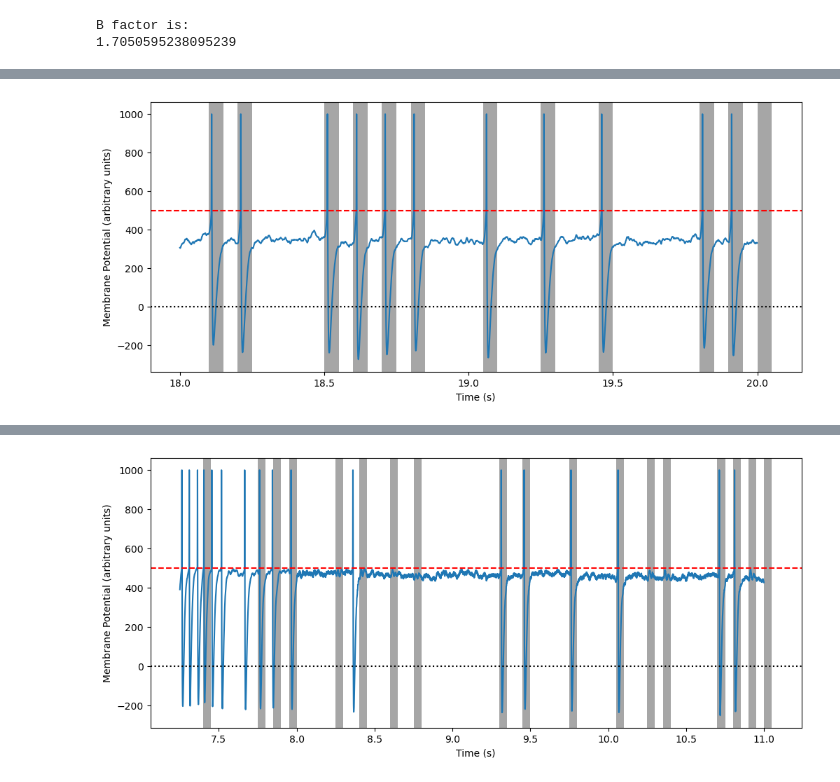
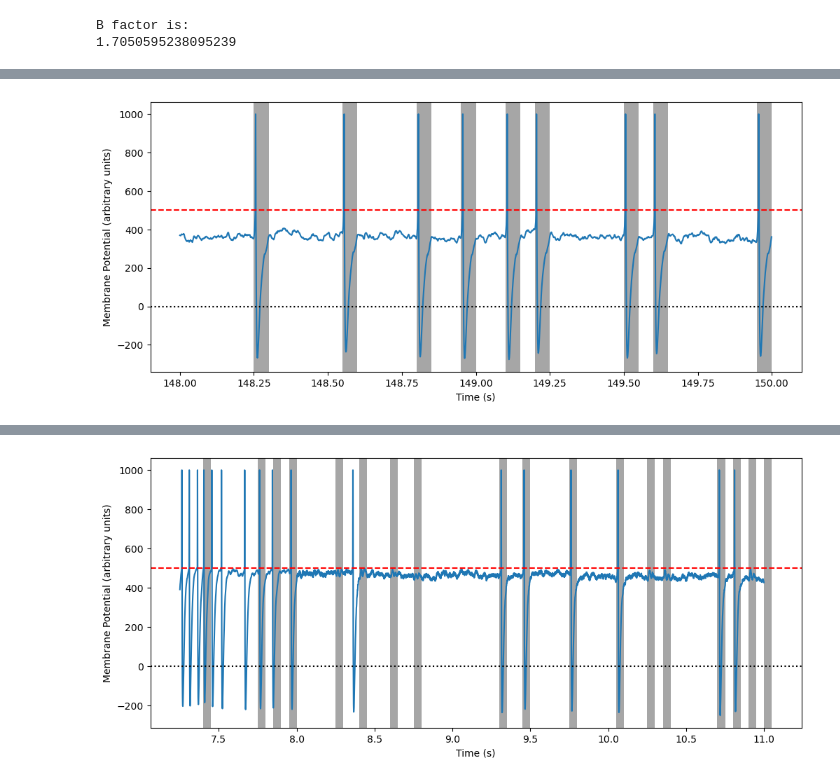
Before and after one commit to mehranfaraji/STDP-Finds-Start-of-Patterns, a Jupyter notebook: SRM.ipynb, the cells around one changed output, grey strips where cells are left out. Drawn from its saved outputs; the diff is of its cells as text; code cells hidden in the pictures.

```diff
--- a/SRM.ipynb
+++ b/SRM.ipynb
@@ -458,5 +76,0 @@ spike_train, weight = get_dataset(times, indices, initial_weight)
-# %%
-def run_simulation(model, spike_train, weight):
-    model.reset_neuron()
-    weight = model.run(spike_train, weight)
-    return model, weight
@@ -689,20 +85,20 @@ A_neg = -B*A_pos
 
 print('B factor is:')
 print(-A_neg*tau_neg/(A_pos*tau_pos))
+
+threshold = 500
+tau_m = 0.010
+tau_s = 0.0025
+K1 = 2
+K2 = 4
+dt = 0.001
+tref = 0.001
+initial_weight = 0.475
+weight = get_weight(initial_weight, spike_train)
+
+model = SRM(threshold=threshold, tau_m=tau_m, tau_s=tau_s, K1=K1, K2=K2,
+            dt=dt, tref=tref,
+            A_pos= A_pos, B=B, tau_pos=tau_pos, tau_neg=tau_neg)
 # %% [output]
 B factor is:
 1.7050595238095239
-# %%
-threshold = 500
-tau_m = 0.010
-tau_s = 0.0025
-K1 = 2
-K2 = 4
-dt = 0.001
-window_size = np.inf
-tref = 0.001
-
-
-model = SRM(threshold=threshold, tau_m=tau_m, tau_s=tau_s, K1=K1, K2=K2,
-            dt=dt, window_size=window_size, tref=tref,
-            A_pos= A_pos, B=B, tau_pos=tau_pos, tau_neg=tau_neg)
@@ -709,2 +107,2 @@ model = SRM(threshold=threshold, tau_m=tau_m, tau_s=tau_s, K1=K1, K2=K2,
 # %%
-model, weight = run_simulation(model, spike_train, weight)
+model, weight, latency = run_simulation(model, spike_train, weight, pattern_times)
@@ -736,10 +139,10 @@ model, weight = run_simulation(model, spike_train, weight)
 # %%
-start_time = 18
-end_time = 20
+start_time = 148
+end_time = 150
 
-plot_potential(start_time, end_time, model, position_copypaste)
+plot_potential(start_time, end_time, model, position_copypaste, patternlength, dt)
 # %% [output]
-[figure, old version]
+[figure, new version]
 # %%
 active_ration = np.sum(weight>0.7)/ len(weight) * 100
 print(f'active neuron ration (w > 0.7): {active_ration:.1f}%')
```
Also changed, not shown: parts of 42 cells of this notebook, 7 other files.
